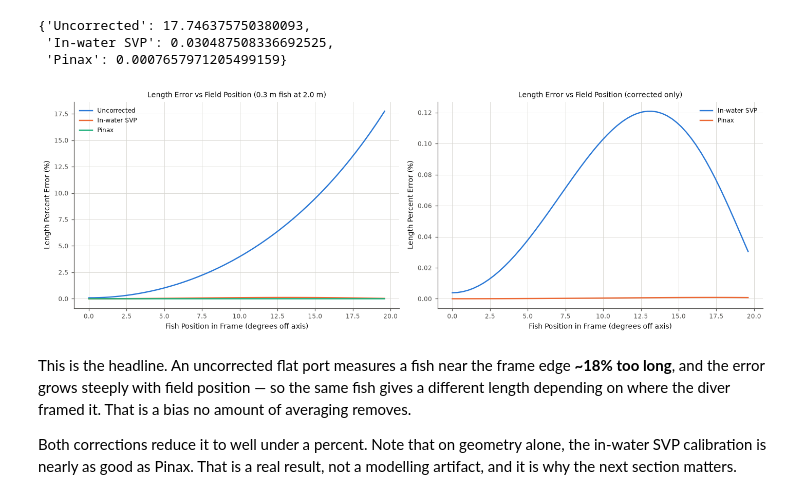
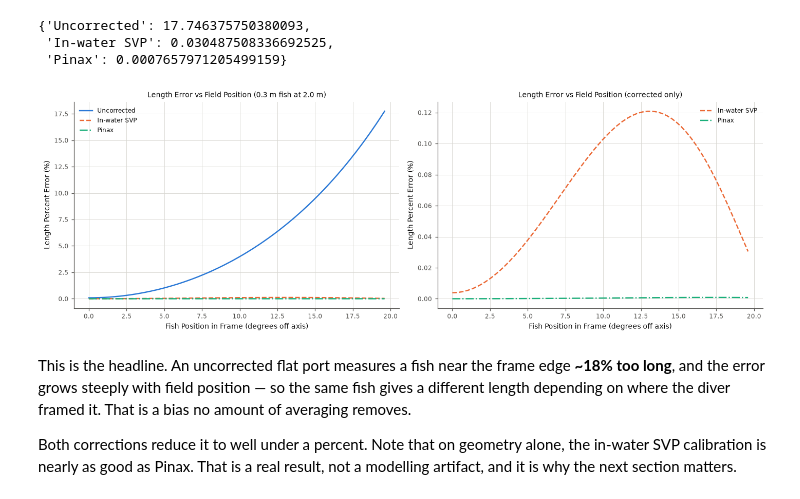
Before and after one commit to UCSD-E4E/wuwnet-fishsense2026, a Jupyter notebook: refraction_analysis/flat_port_refraction.ipynb, the cells around one changed output. Cells and saved outputs as stored; diff of their text form; code cells hidden in the pictures.

```diff
--- a/refraction_analysis/flat_port_refraction.ipynb
+++ b/refraction_analysis/flat_port_refraction.ipynb
@@ -347,7 +347,7 @@ for name, back_project in PIPELINES.items():
 fig, ax = plt.subplots()
 
 for name, error in z_errors.items():
-    ax.plot(t, error, label=name)
+    ax.plot(t, error, label=name, **figstyle.pipeline(name))
 
 ax.set_yscale("log")
 ax.set_title("Range Error vs Distance (noise-free)")
@@ -391,6 +391,7 @@ for ax, names in zip(axes, (list(PIPELINES), ["In-water SVP", "Pinax"])):
     for offset, name in enumerate(names):
         positions = np.arange(len(stds)) + 0.28 * (offset - (len(names) - 1) / 2)
         parts = ax.violinplot(z_errors_by_stds[name], positions=positions, widths=0.25)
+        figstyle.colour_violin(parts, figstyle.PIPELINE_STYLE[name]["color"])
         parts["bodies"][0].set_label(name)
     ax.set_xticks(np.arange(len(stds)))
     ax.set_xticklabels([f"{x},{y}" for x, y in stds])
@@ -461,20 +462,20 @@ for name, back_project in PIPELINES.items():
 # %%
 fig, axes = plt.subplots(1, 2, figsize=(13, 4.5))
 
 field_angle_deg = np.degrees(np.arctan(centre_offsets / MEASUREMENT_DEPTH_M))
 
 for ax, names in zip(axes, (list(PIPELINES), ["In-water SVP", "Pinax"])):
     for name in names:
-        ax.plot(field_angle_deg, length_errors[name], label=name)
+        ax.plot(field_angle_deg, length_errors[name], label=name, **figstyle.pipeline(name))
     ax.set_xlabel("Fish Position in Frame (degrees off axis)")
     ax.set_ylabel("Length Percent Error (%)")
     ax.legend()
 
 axes[0].set_title(f"Length Error vs Field Position ({FISH_LENGTH_M} m fish at {MEASUREMENT_DEPTH_M} m)")
 axes[1].set_title("Length Error vs Field Position (corrected only)")
 fig.tight_layout()
 # %% [output]
-[figure, old version]
+[figure, new version]
 # %% [markdown]
 This is the headline. An uncorrected flat port measures a fish near the frame
 edge **~18% too long**, and the error grows steeply with field position — so the
```
Also changed, not shown: parts of 2 cells of this notebook, 22 other files.
